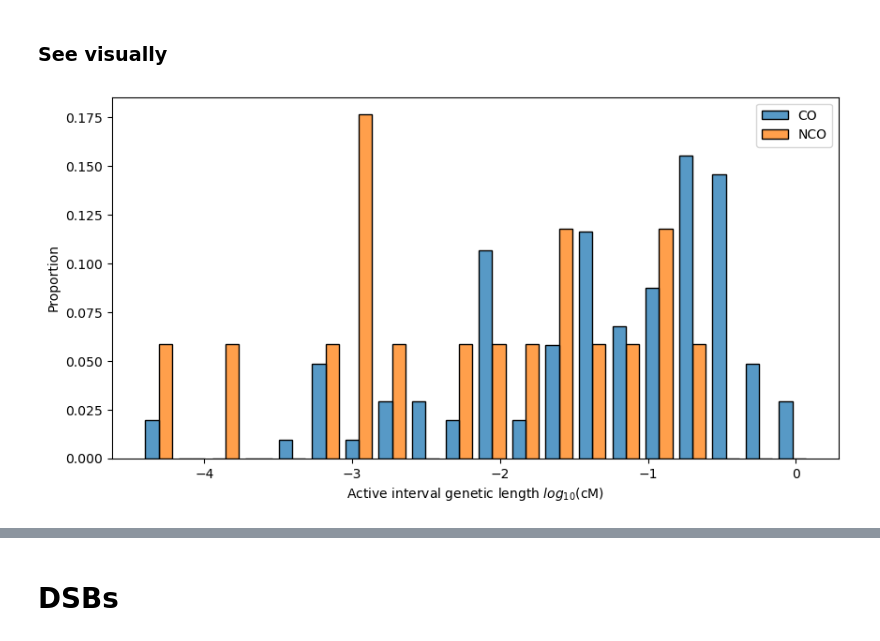
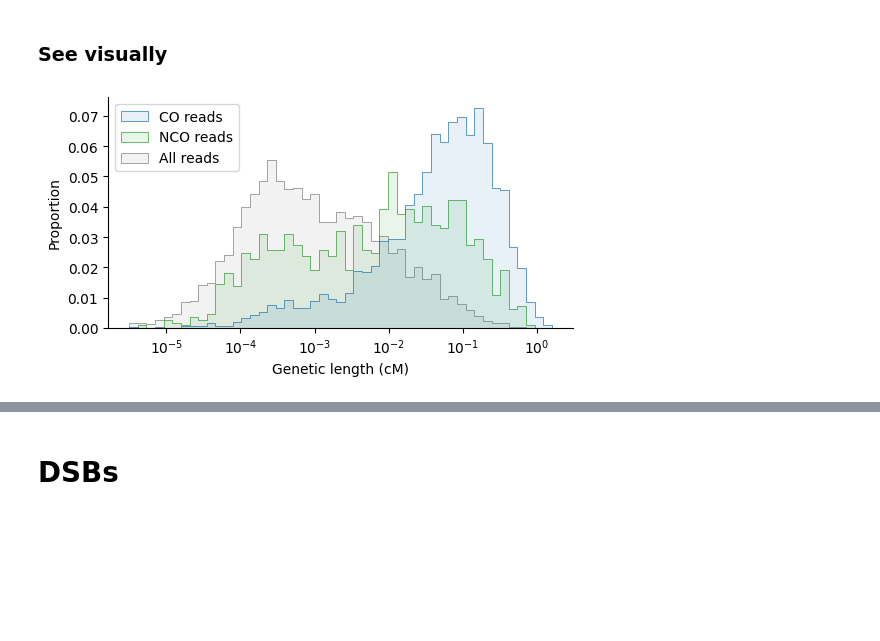
Before and after one commit to regevs/recombination, a Jupyter notebook: notebooks/20240427_CO_vs_NCO.ipynb, the cells around one changed output, grey strips where cells are left out. Cells and saved outputs as stored; diff of their text form; code cells hidden in the pictures; blank space fills up the shorter version.

```diff
--- a/notebooks/20240427_CO_vs_NCO.ipynb
+++ b/notebooks/20240427_CO_vs_NCO.ipynb
@@ -6,6 +6,8 @@ import numpy as np
 import pandas as pd
 import matplotlib as mpl
 import matplotlib.pyplot as plt
+plt.rcParams['pdf.use14corefonts'] = True
+
 import matplotlib.ticker as ticker
 import numba
 import numba.typed
@@ -48,3 +50,0 @@ from src import liftover, annotate, diagnostics, inference
-# %%
-aut_chrom_names = [f"chr{i}" for i in list(range(1, 23))]
-chrom_names = aut_chrom_names + ["chrX", "chrY"]
@@ -122,5 +69,6 @@ Wall time: 6.13 s
 # %%
-dense_reads_df = (reads_df
+%%time
+dense_reads_with_detection_df = (reads_df
     .select(
         'read_name',
         'read_length',
@@ -157,8 +105,15 @@ dense_reads_df = (reads_df
         'CL4_heat',
         'CL4_motif_strand',
         'is_high_quality_read',
+        "high_quality_classification_class",
+        "snp_positions_on_read",
+        "idx_transitions",
+        "high_quality_classification_in_detectable_class",
+        "H3K4me3_signal_mean",
+        "CTCF_signal_mean",
     )
-    .filter(pl.col("high_quality_snp_positions").list.len() >= 5)
+    .filter(pl.col("high_quality_snp_positions").list.len() >= 3)
     .filter("is_high_quality_read")
     .filter(pl.col("CO_active_interval_crossover_prob") > 0)
+    .collect()
 )
@@ -321,37 +200,53 @@ shape: (9, 5)
 # %% [markdown]
 ### See visually
 # %%
-fig, ax = plt.subplots(figsize=(10,5))
-
-sample_id = "PD50508f"
+fig, ax = plt.subplots(figsize=(6, 3))
 
 df = (dense_reads_with_detection_df
-    .filter(pl.col("sample_id") == sample_id)
-    .filter(pl.col("high_quality_detected_class").is_not_null())
+    .filter(pl.col("high_quality_snp_positions").list.len() >= 5)
+    .filter(pl.col("high_quality_classification_in_detectable_class").is_not_null())
     .select(
         "CO_active_interval_crossover_prob",
-        "high_quality_detected_class",
+        "high_quality_classification_in_detectable_class",
     )
 )
-CO_lens = df.filter(pl.col("high_quality_detected_class") == "CO")["CO_active_interval_crossover_prob"] * 1e2
-NCO_lens = df.filter(pl.col("high_quality_detected_class") == "NCO")["CO_active_interval_crossover_prob"] * 1e2
-
+CO_lens = df.filter(pl.col("high_quality_classification_in_detectable_class") == "CO")["CO_active_interval_crossover_prob"] * 1e2
+NCO_lens = df.filter(pl.col("high_quality_classification_in_detectable_class") == "NCO")["CO_active_interval_crossover_prob"] * 1e2
+all_lens = dense_reads_with_detection_df.sample(fraction=1e-4)["CO_active_interval_crossover_prob"] * 1e2
 
 sns.histplot(
     [
         pd.Series(np.log10(CO_lens), name="CO"),
         pd.Series(np.log10(NCO_lens), name="NCO"),
+        pd.Series(np.log10(all_lens), name="All reads"),
     ],
-    bins=20,
-    multiple="dodge",
-    shrink=0.8,
+    bins=np.linspace(-5.5, 0.2, 50),
+    #multiple="dodge",
+    #shrink=0.8,
     stat="proportion",
     common_norm=False,
+    element="step",
+    #kde=True,
+    palette=[CO_color, NCO_color, background_color],
+    #fill=False,
+    alpha=0.1,
     ax=ax,
+    lw=0.5,
 )
 
-#plt.yscale("log");
-#plt.ylim(0,0.05);
-plt.xlabel("Active interval genetic length $log_{10}$(cM)");
+ax.set_xlabel("Genetic length (cM)");
+ax.set_xticks(
+    np.arange(-5, 1),
+    [f"$10^{{{x}}}$" for x in np.arange(-5, 1)],
+);
+ax.legend(
+    ax.get_legend().legend_handles,
+    ["CO reads", "NCO reads", "All reads"],
+    loc="upper left",
+);
+
+ax.spines[['right', 'top']].set_visible(False)
+
+fig.savefig("/nfs/treeoflife-01/teams/tola/users/rs42/git/sperm/figures/fig_co_vs_nco_cms.pdf")
 # %% [output]
-[figure, old version]
+[figure, new version]
```
Also changed, not shown: parts of 64 cells of this notebook, 33 other files.
